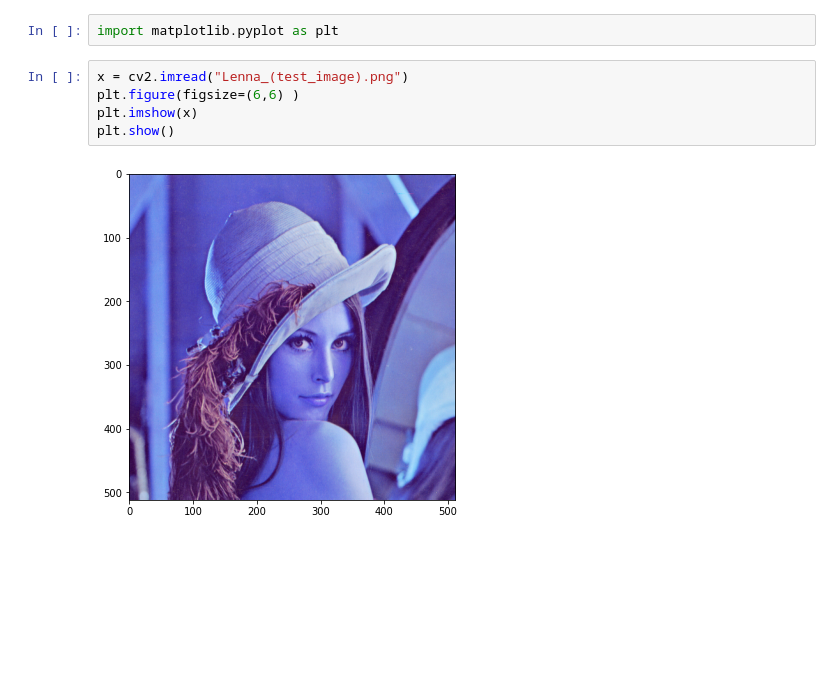
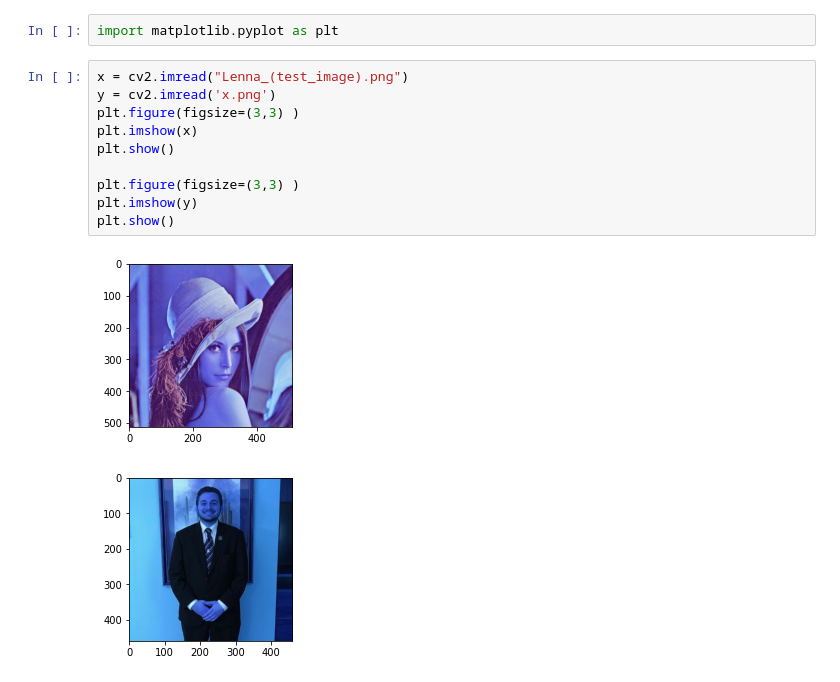
Before and after one commit to Jordan3448/ComputerVision, a Jupyter notebook: Lab_02_CV_Intro_to_opencv.ipynb, the cells around one changed output. Cells and saved outputs as stored; diff of their text form; blank space fills up the shorter version.

Commit message:
Added another image and ran the familiar commands with it. Started looking at finding circles.

```diff
--- a/Lab_02_CV_Intro_to_opencv.ipynb
+++ b/Lab_02_CV_Intro_to_opencv.ipynb
@@ -43,11 +63,17 @@ Lenna_(test_image). 100%[===================>] 462.73K   415KB/s    in 1.1s
 import matplotlib.pyplot as plt
 # %%
 x = cv2.imread("Lenna_(test_image).png")
-plt.figure(figsize=(6,6) )
+y = cv2.imread('x.png')
+plt.figure(figsize=(3,3) )
 plt.imshow(x)
 plt.show()
+
+plt.figure(figsize=(3,3) )
+plt.imshow(y)
+plt.show()
 # %% [output]
-[figure, old version]
+[figure, new version]
+[figure, added]
 # %%
 # we need to remap RGB to be correct
 x2 = cv2.imread('Lenna_(test_image).png')
```
Also changed, not shown: parts of 7 cells of this notebook.
